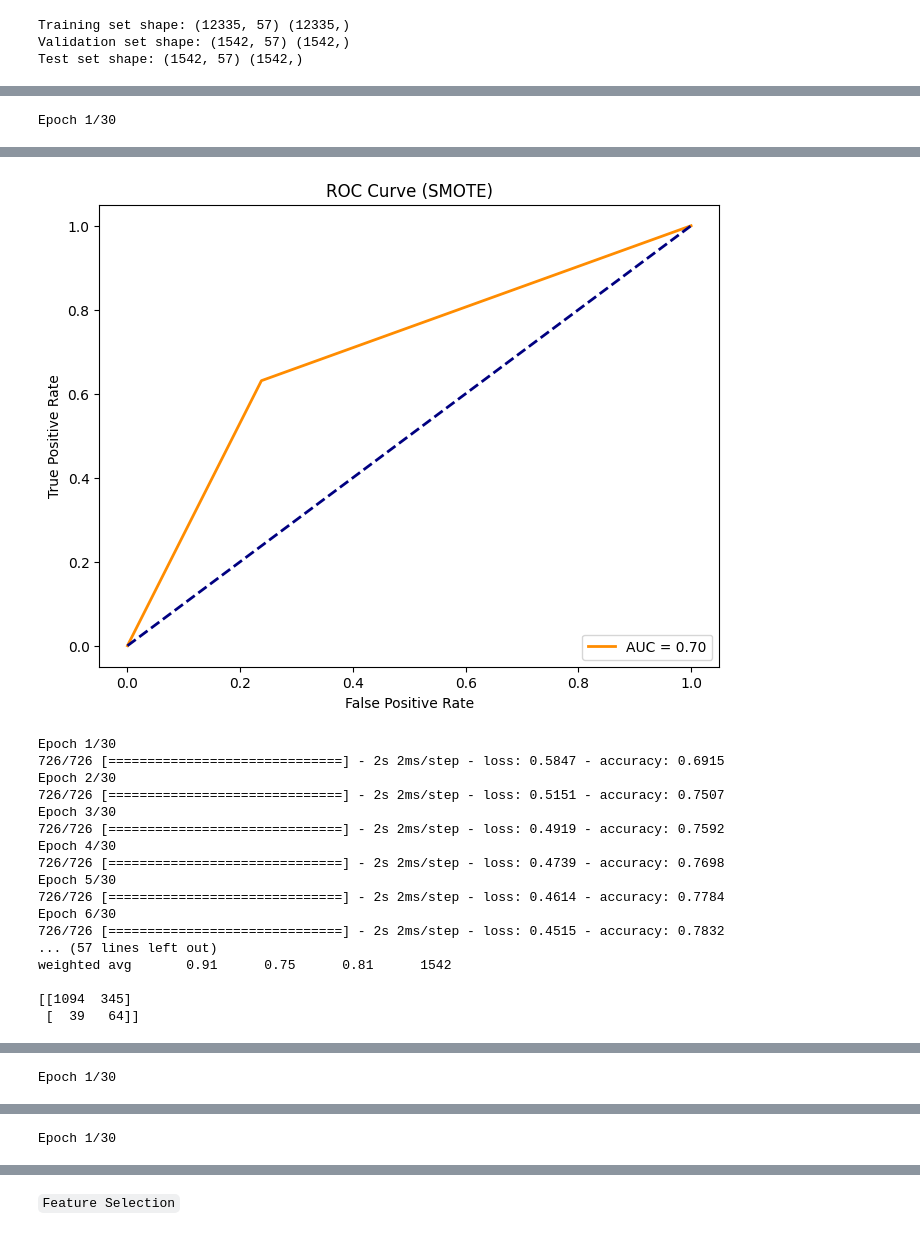
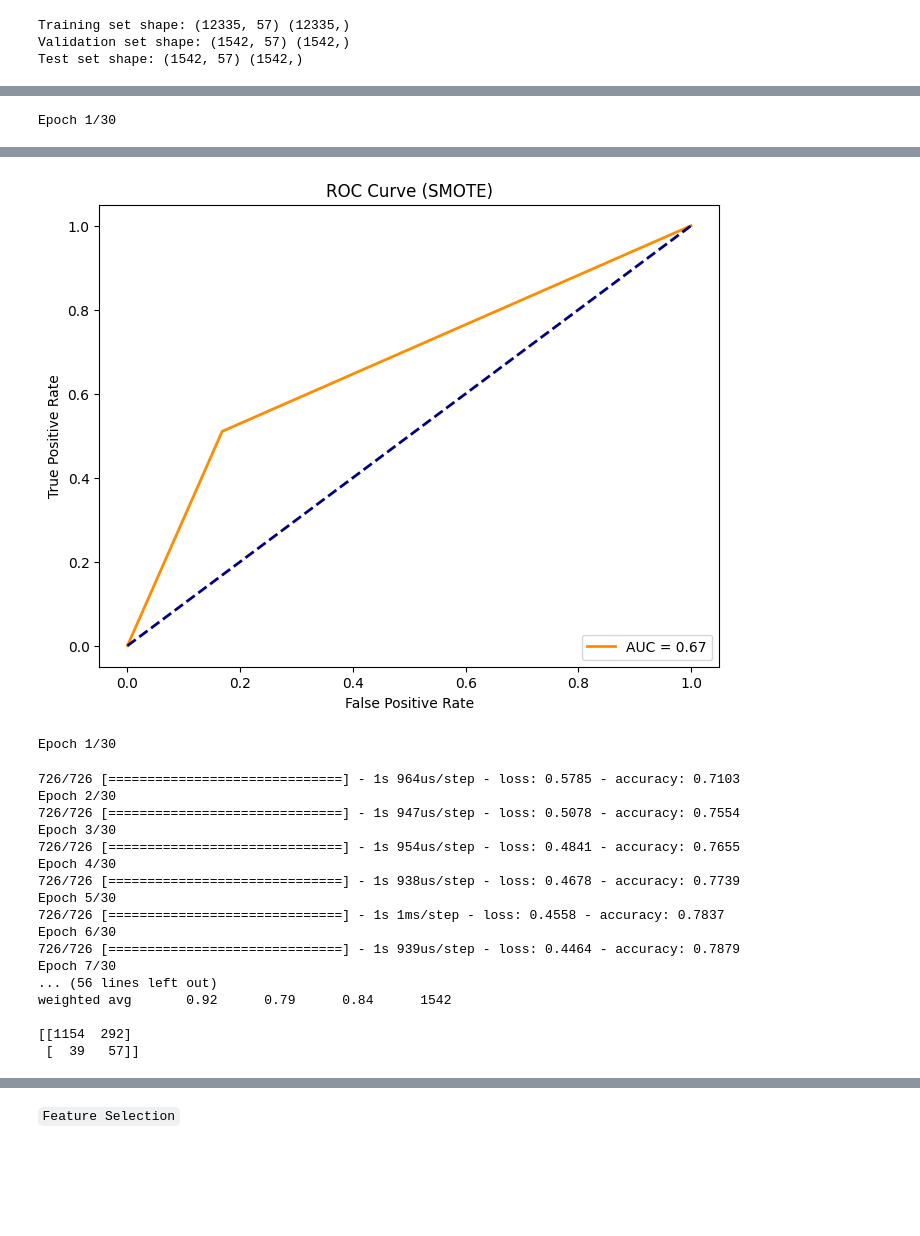
Before and after one commit to dapscc/bt4012_fraud, a Jupyter notebook: deep_learning.ipynb, the cells around one changed output, grey strips where cells are left out. Drawn from its saved outputs; the diff is of its cells as text; code cells hidden in the pictures; blank space fills up the shorter version.

```diff
--- a/deep_learning.ipynb
+++ b/deep_learning.ipynb
@@ -83,29 +83,29 @@ def train_ann(X_train, y_train, X_test, y_test, sampling_technique):
 results={}
 
 #No Sampling
-metrics = train_ann(X_train,y_train,X_test,y_test,'No Sampling')
+metrics = train_ann(X_train,y_train, X_val,y_val,'No Sampling')
 results[metrics[0]] = metrics[1:]
 
 #smote
 X_smote, y_smote = smote(X_train, y_train)
 
-metrics = train_ann(X_smote, y_smote, X_test, y_test,'SMOTE')
+metrics = train_ann(X_smote, y_smote, X_val,y_val,'SMOTE')
 results[metrics[0]] = metrics[1:]
 
 #oversampling
 X_over, y_over = oversample(X_train, y_train)
 
-metrics = train_ann(X_over, y_over, X_test, y_test,'RandomOverSampler')
+metrics = train_ann(X_over, y_over, X_val,y_val,'RandomOverSampler')
 results[metrics[0]] = metrics[1:]
 
 #undersampling
 X_under, y_under = undersample(X_train, y_train)
 
-metrics = train_ann(X_under, y_under, X_test, y_test,'RandomUnderSampler')
+metrics = train_ann(X_under, y_under, X_val,y_val,'RandomUnderSampler')
 results[metrics[0]] = metrics[1:]
 
 #ncr
 X_ncr, y_ncr = ncr(X_train, y_train)
-metrics = train_ann(X_ncr, y_ncr, X_test, y_test,'NCR')
+metrics = train_ann(X_ncr, y_ncr, X_val,y_val,'NCR')
 results[metrics[0]] = metrics[1:]
 # %% [output]
@@ -148,18 +148,19 @@ weighted avg       0.91      0.75      0.81      1542
-[figure, old version]
+[figure, new version]
 Epoch 1/30
-726/726 [==============================] - 2s 2ms/step - loss: 0.5847 - accuracy: 0.6915
-Epoch 2/30
-726/726 [==============================] - 2s 2ms/step - loss: 0.5151 - accuracy: 0.7507
-Epoch 3/30
-726/726 [==============================] - 2s 2ms/step - loss: 0.4919 - accuracy: 0.7592
-Epoch 4/30
-726/726 [==============================] - 2s 2ms/step - loss: 0.4739 - accuracy: 0.7698
-Epoch 5/30
-726/726 [==============================] - 2s 2ms/step - loss: 0.4614 - accuracy: 0.7784
-Epoch 6/30
-726/726 [==============================] - 2s 2ms/step - loss: 0.4515 - accuracy: 0.7832
-... (57 lines left out)
-weighted avg       0.91      0.75      0.81      1542
-
-[[1094  345]
- [  39   64]]
+726/726 [==============================] - 1s 964us/step - loss: 0.5785 - accuracy: 0.7103
+Epoch 2/30
+726/726 [==============================] - 1s 947us/step - loss: 0.5078 - accuracy: 0.7554
+Epoch 3/30
+726/726 [==============================] - 1s 954us/step - loss: 0.4841 - accuracy: 0.7655
+Epoch 4/30
+726/726 [==============================] - 1s 938us/step - loss: 0.4678 - accuracy: 0.7739
+Epoch 5/30
+726/726 [==============================] - 1s 1ms/step - loss: 0.4558 - accuracy: 0.7837
+Epoch 6/30
+726/726 [==============================] - 1s 939us/step - loss: 0.4464 - accuracy: 0.7879
+Epoch 7/30
+... (56 lines left out)
+weighted avg       0.92      0.79      0.84      1542
+
+[[1154  292]
+ [  39   57]]
@@ -167 +167,0 @@ weighted avg       0.91      0.75      0.81      1542
-Epoch 1/30
@@ -186 +186,0 @@ weighted avg       0.93      0.63      0.72      1542
-Epoch 1/30
```
Also changed, not shown: parts of 7 cells of this notebook.
